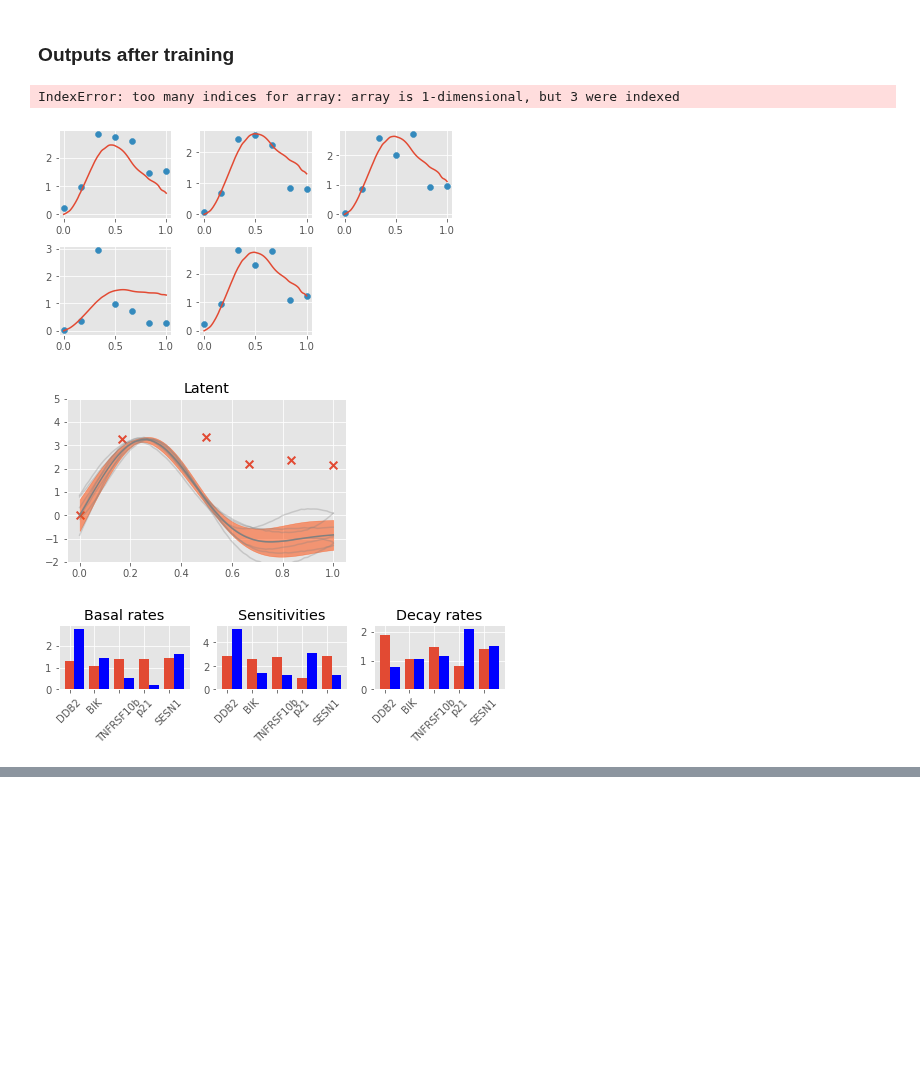
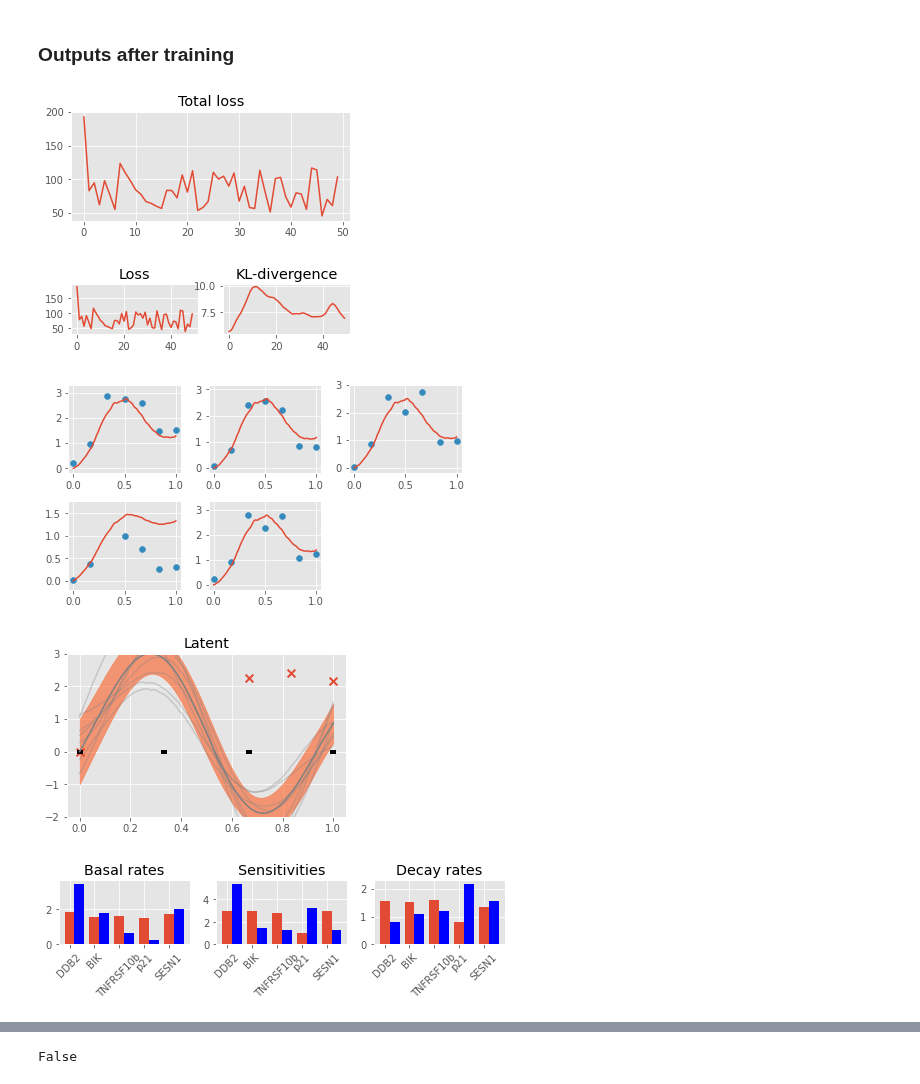
Before and after one commit to mossjacob/alfi, a Jupyter notebook: reggae/examples/variational.ipynb, the cells around one changed output, grey strips where cells are left out. Saved outputs shown, nothing was run; the diff lists cells and outputs as text; code cells hidden in the pictures; blank space fills up the shorter version.

```diff
--- a/reggae/examples/variational.ipynb
+++ b/reggae/examples/variational.ipynb
@@ -18,7 +17,7 @@ num_genes = len(dataset)
 
 num_tfs = 1
 
-t_inducing = torch.linspace(0, 1, 5, dtype=torch.float64).reshape((-1, 1))
+t_inducing = torch.linspace(0, 1, 4, dtype=torch.float64).reshape((-1, 1))
 t_observed = torch.linspace(0, 1, 7).view(-1)
 
 m_observed = torch.stack([
@@ -35,14 +33,13 @@ torch.Size([5, 7])
 #ExponentialLFM
 model = SingleLinearLFM(num_genes, num_tfs,
                         t_inducing, dataset, extra_points=2,
-                        fixed_variance=dataset.variance)
+                        fixed_variance=dataset.variance, learn_inducing=False)
 optimizer = torch.optim.Adam(model.parameters(), lr=0.1)
 trainer = TranscriptionalTrainer(model, optimizer, dataset, batch_size=5)
 # %% [markdown]
 ### Outputs prior to training:
 # %%
-plotter = Plotter(model, dataset.gene_names, t_inducing)
-plotter.plot_kinetics()
+plotter = Plotter(model, dataset.gene_names)
 
 t_predict = torch.linspace(f64(0), f64(1), 80, dtype=torch.float64)
 
@@ -54,6 +51,7 @@ model_kwargs = {
     'num_samples': 1
 }
 
+plotter.plot_kinetics()
 plotter.plot_outputs(t_predict, t_scatter=t_observed,y_scatter=m_observed, model_kwargs=model_kwargs)
 plotter.plot_latents(t_predict)
 # %% [output]
@@ -63,10 +61,10 @@ plotter.plot_latents(t_predict)
 # %%
-tol = 1e-3
+tol = 1e-2
 import time
 start = time.time()
 
-output = trainer.train(50, rtol=tol, atol=tol/10,
-                       report_interval=5, plot_interval=5, num_samples=1)
+output = trainer.train(100, rtol=tol, atol=tol/10,
+                       report_interval=5, plot_interval=20, num_samples=3)
 end = time.time()
 print(end - start)
 # %% [output]
@@ -81,16 +89,15 @@ Epoch 36/50 - Loss: 59.85 (55.55 4.30) λ: 0.048  b: 1.63 d 1.72 s: 2.96
 # %% [markdown]
 ### Outputs after training
 # %%
-tol = 1e-6
-# plotter = Plotter(model, dataset.gene_names, t_inducing)
 
-# plot_losses(trainer)
+plotter.plot_losses(trainer)
 plotter.plot_outputs(t_predict, t_scatter=t_observed,y_scatter=m_observed, model_kwargs=model_kwargs)
-plotter.plot_latents(t_predict, ylim=(-2, 5), plot_barenco=True, plot_inducing=False)
+plotter.plot_latents(t_predict, ylim=(-2, 3), plot_barenco=True, plot_inducing=False)
 plotter.plot_kinetics()
 plotter.plot_convergence(trainer)
 # %% [output]
-IndexError: too many indices for array: array is 1-dimensional, but 3 were indexed
-[figure, old version]
+[figure, new version]
-[figure, old version]
+[figure, new version]
-[figure, old version]
+[figure, new version]
+[figure, added]
+[figure, added]
@@ -97,8 +105,13 @@ IndexError: too many indices for array: array is 1-dimensional, but 3 were index
 # %%
 save(model, 'variational_linear')
 # %%
-model = load('variational_linear', SingleLinearLFM, num_genes, num_tfs,
-             t_inducing, dataset, extra_points=2, fixed_variance=dataset.variance)
+do_load = False
+if do_load:
+    model = load('variational_linear', SingleLinearLFM, num_genes, num_tfs,
+                 t_inducing, dataset, extra_points=2, fixed_variance=dataset.variance)
 
-optimizer = torch.optim.Adam(model.parameters(), lr=0.1)
-trainer = TranscriptionalTrainer(model, optimizer, dataset, batch_size=5)
+    optimizer = torch.optim.Adam(model.parameters(), lr=0.1)
+    trainer = TranscriptionalTrainer(model, optimizer, dataset, batch_size=5)
+print(do_load)
+# %% [output]
+False
```
Also changed, not shown: parts of 5 cells of this notebook, 7 other files.
